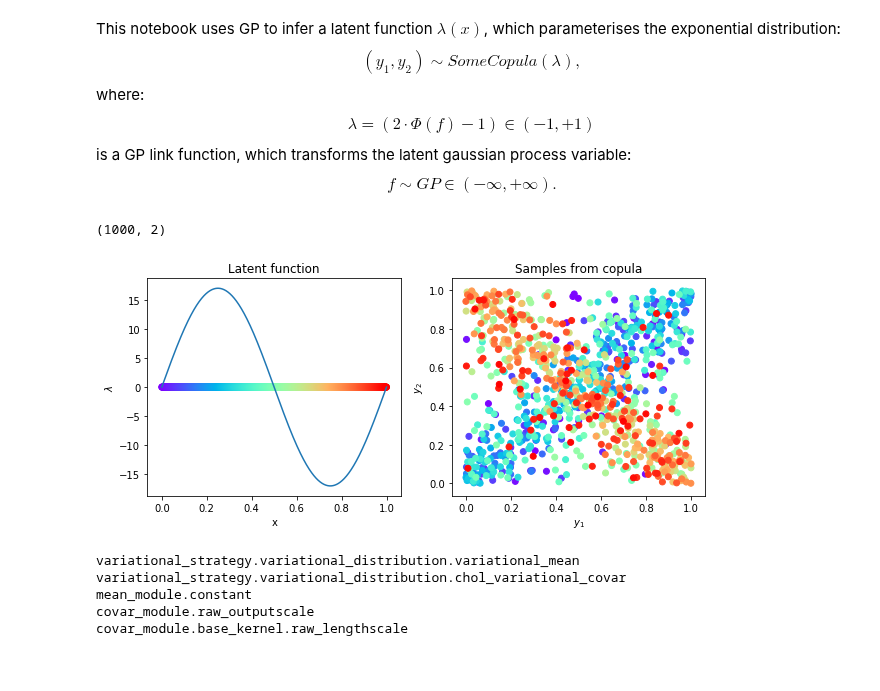
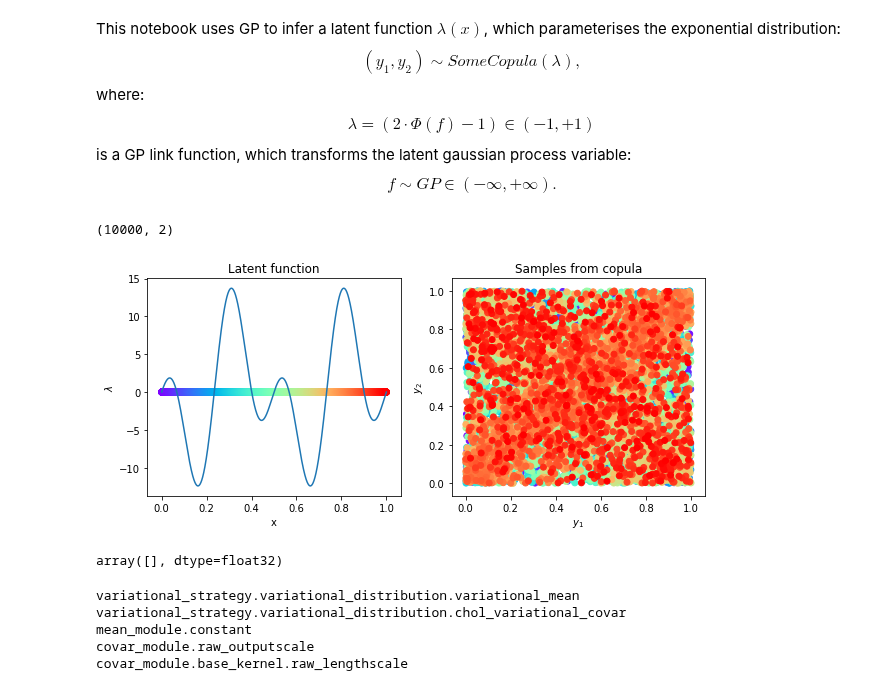
Before and after one commit to NinelK/CopulaGP, a Jupyter notebook: Copula_nopyro.ipynb, the cells around one changed output. Drawn from its saved outputs; the diff is of its cells as text; code cells hidden in the pictures.

```diff
--- a/Copula_nopyro.ipynb
+++ b/Copula_nopyro.ipynb
@@ -30,37 +30,41 @@ pyro.enable_validation(True)
 %autoreload 2
 # %%
 #here we specify a 'true' latent function lambda
-scale = lambda x: np.sin(2*np.pi*1*x)*17.+0.0 #*np.sin(2*np.pi*3*x+.6)
+scale = lambda x: np.sin(2*np.pi*1*x)*np.cos(2*np.pi*3*x+0.3)*14.9+0.0 #*np.sin(2*np.pi*3*x+.6)
 # %%
 # here we generate some synthetic samples
 import matplotlib.cm as cm
 
-NSamp = int(1e3)
+NSamp = int(1e4)
 
 X = np.linspace(0.,1.,NSamp)
 
 fig, (lambdaf, samples) = plt.subplots(1,2,figsize=(10,4))
 
 lambdaf.plot(X,scale(X))
 lambdaf.set_xlabel('x')
 lambdaf.set_ylabel('$\lambda$')
 lambdaf.set_title('Latent function')
 
 scales = [scale(x) for x in X]
 model = FrankCopula(torch.tensor(scales).float())
 Y = model.sample().numpy().squeeze()
 print(Y.shape)
 colors = cm.rainbow(np.linspace(0., 1., NSamp))
 lambdaf.scatter(X,np.zeros_like(X),color=colors)
 samples.scatter(*Y.T, color=colors)
 samples.set_xlabel('$y_1$')
 samples.set_ylabel('$y_2$')
 samples.set_title('Samples from copula')
 
 fig.show()
 # %% [output]
-(1000, 2)
+(10000, 2)
-[figure, old version]
+[figure, new version]
+# %%
+Y[Y!=Y]
+# %% [output]
+array([], dtype=float32)
 # %%
 #convert numpy data to tensors (optionally on GPU)
 train_x = torch.tensor(X).float().cuda(device=0)
```
Also changed, not shown: parts of 4 cells of this notebook, 1 other file.
